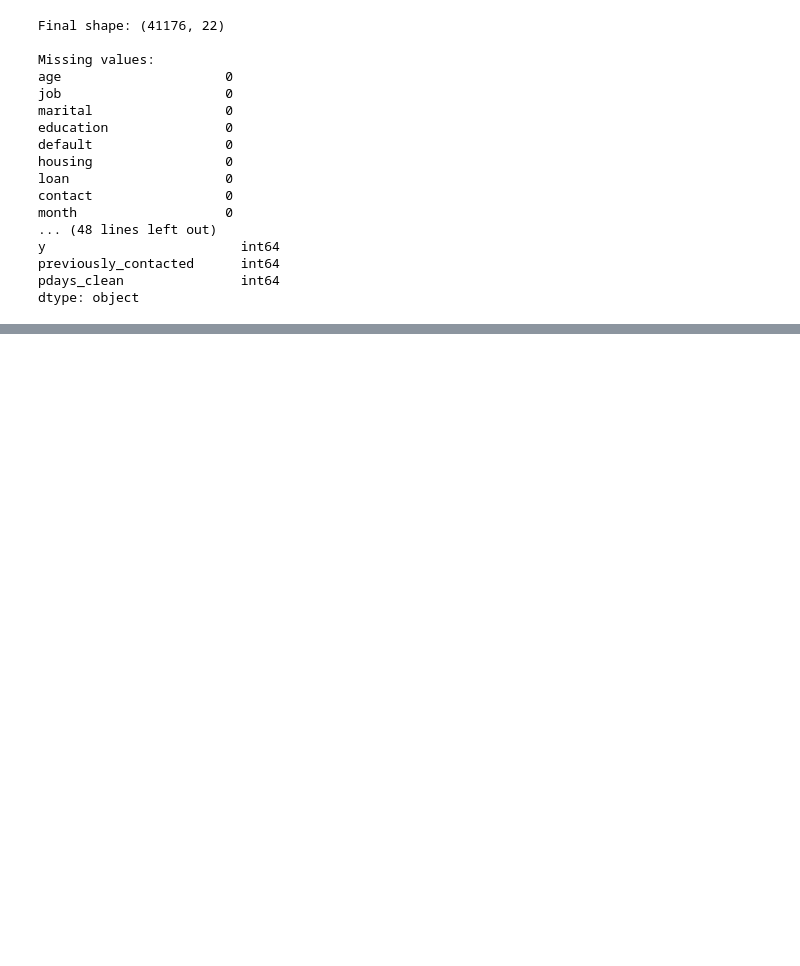
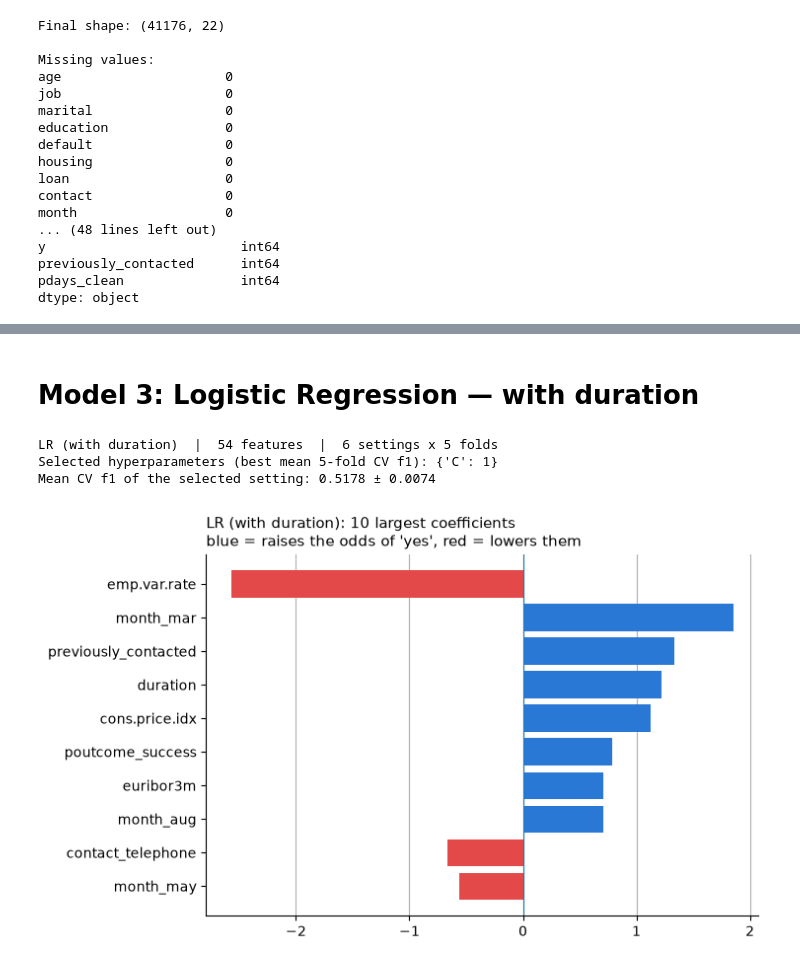
Before and after one commit to Spring202404/KM6312-Group-Project--Group5--2026Semester1, a Jupyter notebook: notebooks/DemoBankAdditional.ipynb, the cells around one changed output, grey strips where cells are left out. Saved outputs shown, nothing was run; the diff lists cells and outputs as text; code cells hidden in the pictures; blank space fills up the shorter version.

```diff
--- a/notebooks/DemoBankAdditional.ipynb
+++ b/notebooks/DemoBankAdditional.ipynb
@@ -203,0 +494,13 @@ dtype: object
+# %% [markdown]
+# Model 3: Logistic Regression — with duration
+# %%
+lr_with_duration = fit_model("LR (with duration)",
+                             LogisticRegression(solver="lbfgs", max_iter=1000),
+                             lr_grid,
+                             X_train_scaled[featurewithduration])
+plot_lr_coefficients("LR (with duration)")
+# %% [output]
+LR (with duration)  |  54 features  |  6 settings x 5 folds
+Selected hyperparameters (best mean 5-fold CV f1): {'C': 1}
+Mean CV f1 of the selected setting: 0.5178 ± 0.0074
+[figure, added]
```
Also changed, not shown: parts of 40 cells of this notebook, 2 other files.
